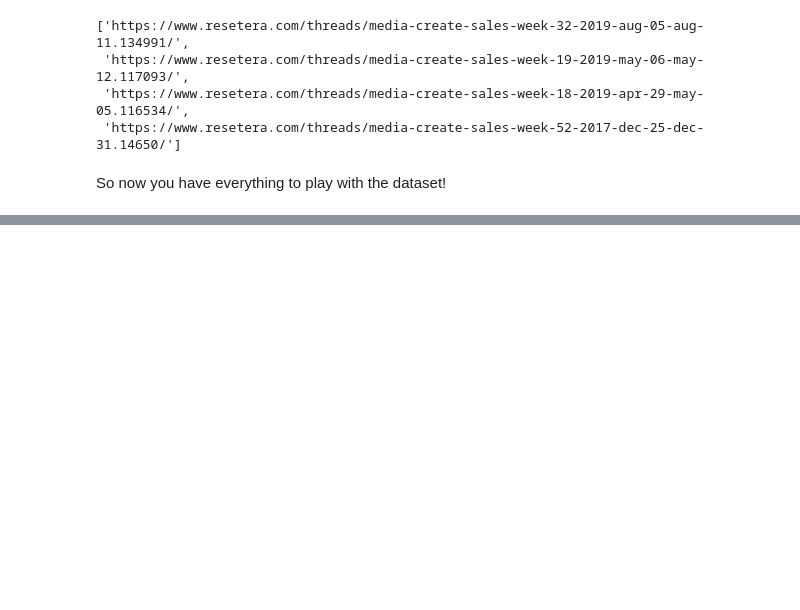
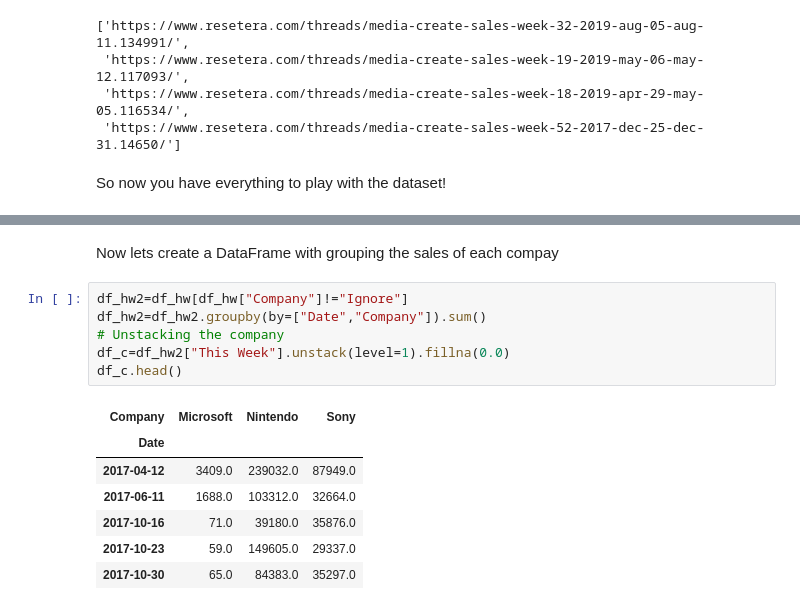
Before and after one commit to nachordo/vg_jp_sales, a Jupyter notebook: sales-vg-hw.ipynb, the cells around one changed output, grey strips where cells are left out. Saved outputs shown, nothing was run; the diff lists cells and outputs as text; blank space fills up the shorter version.

```diff
--- a/sales-vg-hw.ipynb
+++ b/sales-vg-hw.ipynb
@@ -209,0 +237,16 @@ So now you have everything to play with the dataset!
+# %% [markdown]
+Now lets create a DataFrame with grouping the sales of each compay
+# %%
+df_hw2=df_hw[df_hw["Company"]!="Ignore"]
+df_hw2=df_hw2.groupby(by=["Date","Company"]).sum()
+# Unstacking the company
+df_c=df_hw2["This Week"].unstack(level=1).fillna(0.0)
+df_c.head()
+# %% [output]
+| Company | Microsoft | Nintendo | Sony |
+| Date |  |  |  |
+| 2017-04-12 | 3409.0 | 239032.0 | 87949.0 |
+| 2017-06-11 | 1688.0 | 103312.0 | 32664.0 |
+| 2017-10-16 | 71.0 | 39180.0 | 35876.0 |
+| 2017-10-23 | 59.0 | 149605.0 | 29337.0 |
+| 2017-10-30 | 65.0 | 84383.0 | 35297.0 |
```
Also changed, not shown: parts of 10 cells of this notebook, 1 other file.
